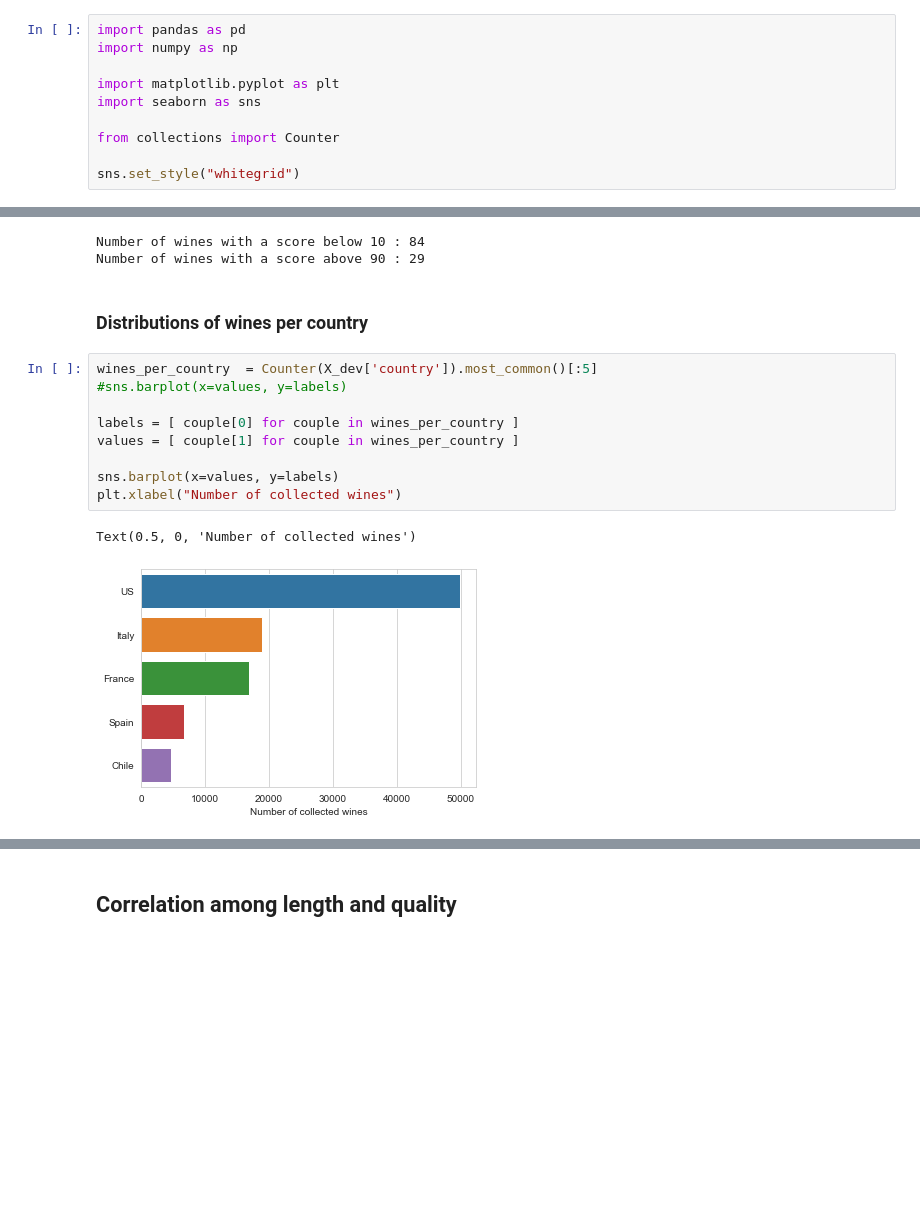
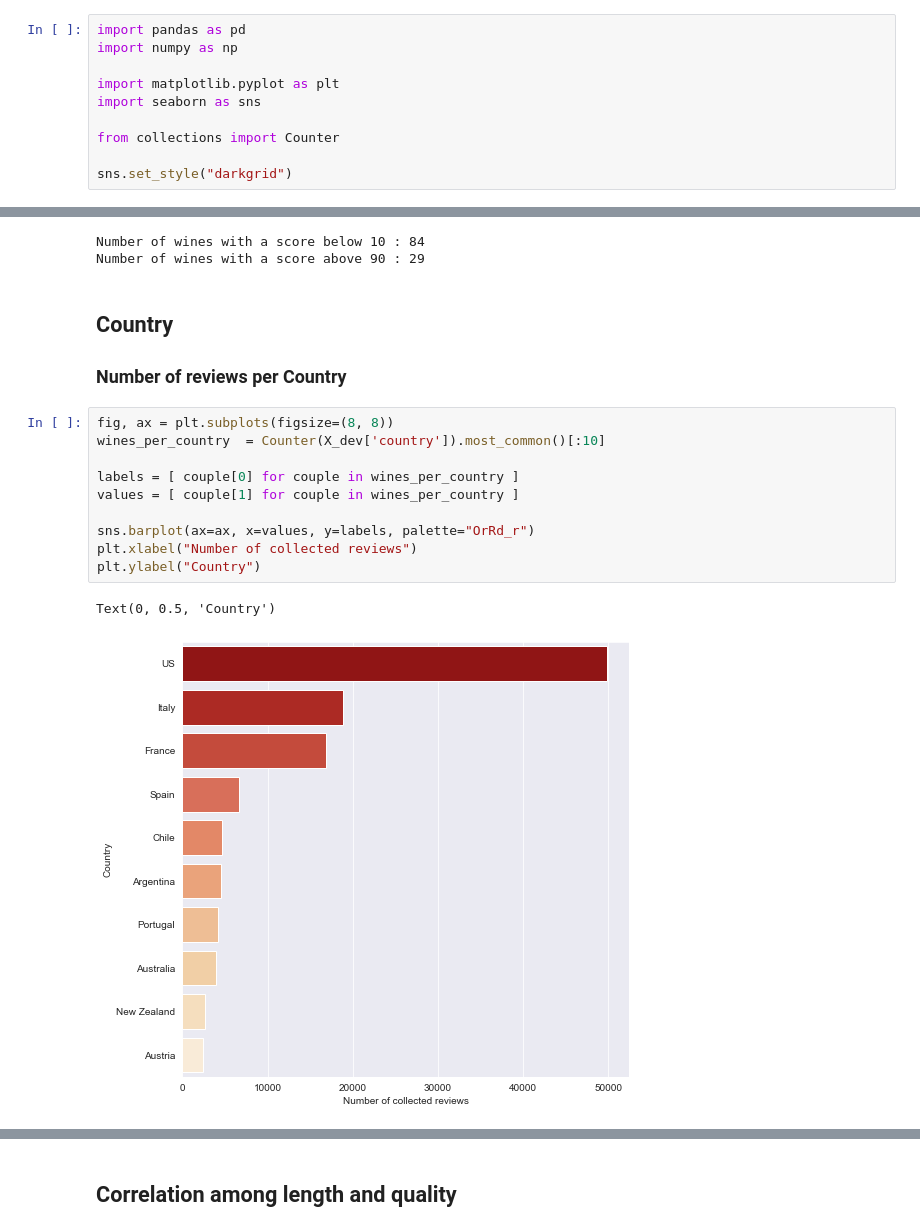
Before and after one commit to francescodisalvo05/wine-quality-prediction, a Jupyter notebook: EDA.ipynb, the cells around one changed output, grey strips where cells are left out. Drawn from its saved outputs; the diff is of its cells as text; blank space fills up the shorter version.

```diff
--- a/EDA.ipynb
+++ b/EDA.ipynb
@@ -7,7 +7,7 @@ import seaborn as sns
 
 from collections import Counter
 
-sns.set_style("whitegrid")
+sns.set_style("darkgrid")
 # %%
 def loadData(directory):
 
@@ -250,17 +249,20 @@ print(f"Number of wines with a score above 90 : {len(X_dev [ X_dev['quality'] >=
 Number of wines with a score below 10 : 84
 Number of wines with a score above 90 : 29
 # %% [markdown]
-### Distributions of wines per country
+## Country
+
+### Number of reviews per Country
 # %%
-wines_per_country  = Counter(X_dev['country']).most_common()[:5]
-#sns.barplot(x=values, y=labels)
+fig, ax = plt.subplots(figsize=(8, 8))
+wines_per_country  = Counter(X_dev['country']).most_common()[:10]
 
 labels = [ couple[0] for couple in wines_per_country ]
 values = [ couple[1] for couple in wines_per_country ]
 
-sns.barplot(x=values, y=labels)
-plt.xlabel("Number of collected wines")
+sns.barplot(ax=ax, x=values, y=labels, palette="OrRd_r")
+plt.xlabel("Number of collected reviews")
+plt.ylabel("Country")
 # %% [output]
-Text(0.5, 0, 'Number of collected wines')
+Text(0, 0.5, 'Country')
-[figure, old version]
+[figure, new version]
 # %%
```
Also changed, not shown: parts of 27 cells of this notebook, 11 other files.
